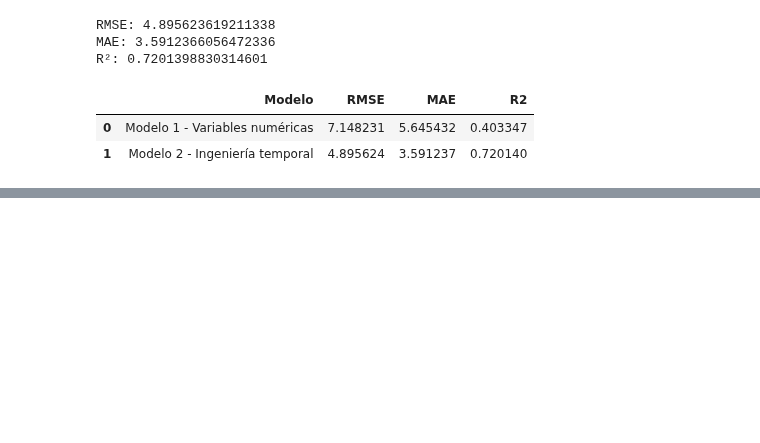
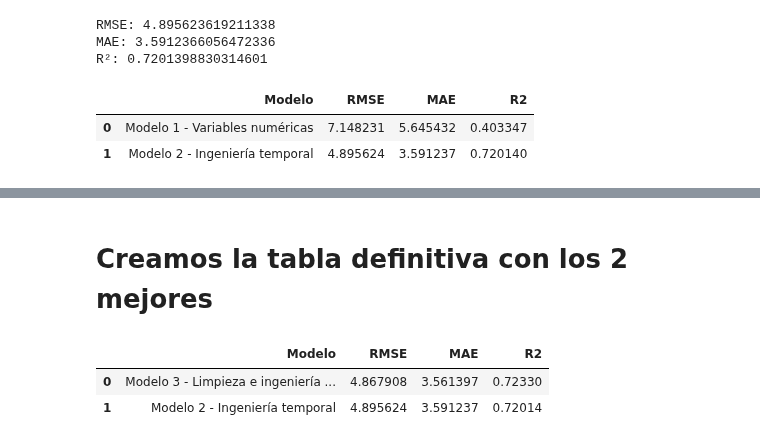
Before and after one commit to jfsaenz/Lab-1-ML, a Jupyter notebook: Laboratorio1_Regresion.ipynb, the cells around one changed output, grey strips where cells are left out. Cells and saved outputs as stored; diff of their text form; code cells hidden in the pictures; blank space fills up the shorter version.

```diff
--- a/Laboratorio1_Regresion.ipynb
+++ b/Laboratorio1_Regresion.ipynb
@@ -721,0 +916,10 @@ tabla_resultados
+# %% [markdown]
+# Creamos la tabla definitiva con los 2 mejores
+# %%
+dos_mejores_modelos = tabla_resultados.head(2)
+
+dos_mejores_modelos
+# %% [output]
+|  | Modelo | RMSE | MAE | R2 |
+| 0 | Modelo 3 - Limpieza e ingeniería ... | 4.867908 | 3.561397 | 0.72330 |
+| 1 | Modelo 2 - Ingeniería temporal | 4.895624 | 3.591237 | 0.72014 |
```
Also changed, not shown: parts of 24 cells of this notebook.
